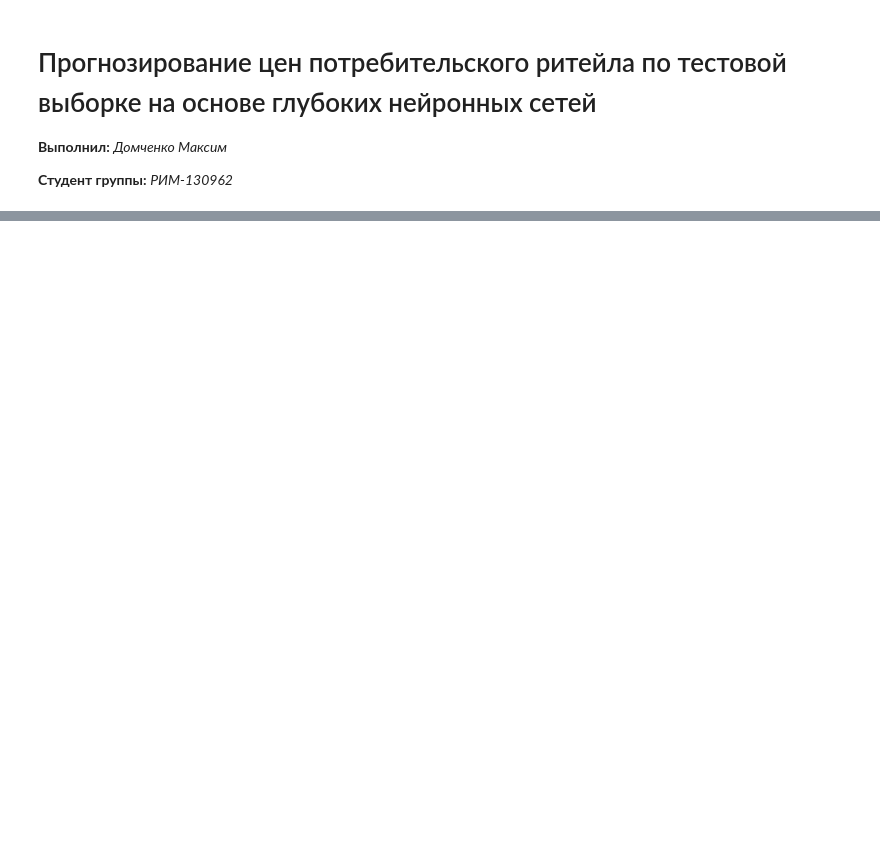
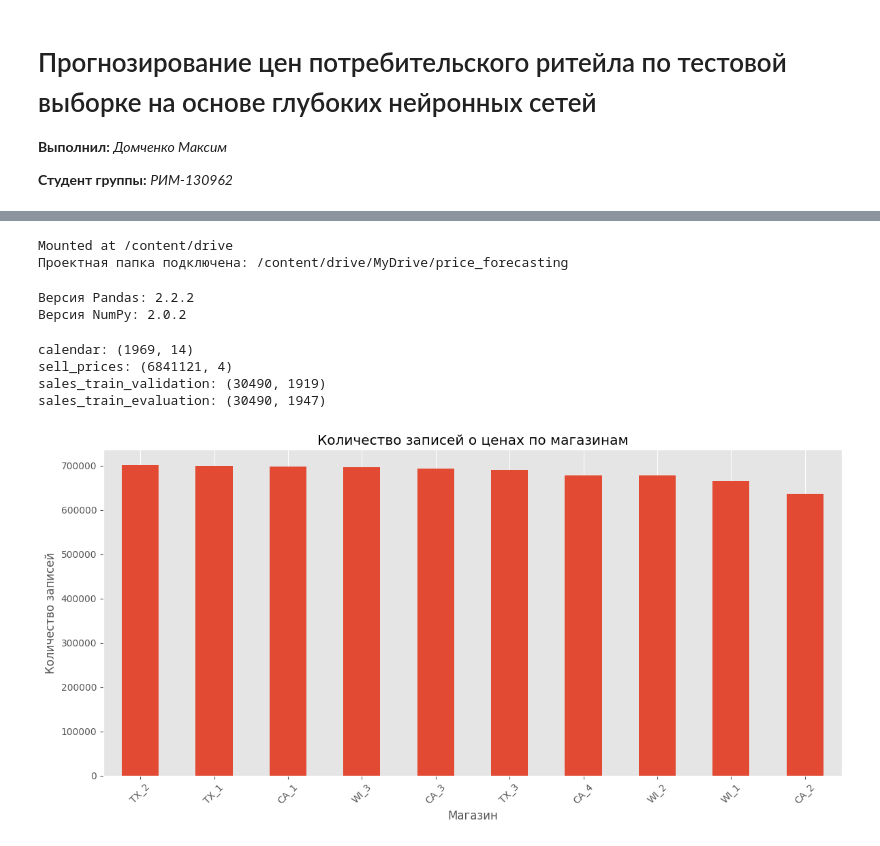
Before and after one commit to DMax-w/price_forecasting, a Jupyter notebook: notebook/02_eda_and_feature_analysis.ipynb, the cells around one changed output, grey strips where cells are left out. Saved outputs shown, nothing was run; the diff lists cells and outputs as text; code cells hidden in the pictures; blank space fills up the shorter version.

```diff
--- a/notebook/02_eda_and_feature_analysis.ipynb
+++ b/notebook/02_eda_and_feature_analysis.ipynb
@@ -837,0 +6,70 @@ Early stopping, best iteration is:
+# %%
+# Подключение Google Drive к Colab
+from pathlib import Path
+from google.colab import drive
+
+drive.mount('/content/drive')
+ROOT = Path('/content/drive/MyDrive')
+
+# Настройка структуры папок проекта
+PROJECT_DIR = ROOT / 'price_forecasting'
+DATA = PROJECT_DIR / 'data'
+RAW = DATA / 'raw'
+PROCESSED = DATA / 'processed'
+
+print('Проектная папка подключена:', PROJECT_DIR)
+# %% [output]
+Mounted at /content/drive
+Проектная папка подключена: /content/drive/MyDrive/price_forecasting
+# %%
+# Импорт библиотек для обработки и анализа данных
+import numpy as np
+import pandas as pd
+
+# Библиотеки для визуализации данных
+import matplotlib.pyplot as plt
+import seaborn as sns
+
+# Настройки отображения pandas и matplotlib
+pd.set_option('display.max_columns', 100)
+pd.set_option('display.max_rows', 100)
+pd.set_option('display.float_format', '{:.2f}'.format)
+plt.style.use('ggplot')
+
+# Проверка версий библиотек
+print("Версия Pandas:", pd.__version__)
+print("Версия NumPy:", np.__version__)
+# %% [output]
+Версия Pandas: 2.2.2
+Версия NumPy: 2.0.2
+# %%
+# Загрузка обработанных данных
+calendar_df = pd.read_parquet(PROCESSED / 'calendar_processed.parquet')
+sell_prices_df = pd.read_parquet(PROCESSED / 'sell_prices_processed.parquet')
+sales_train_validation_df = pd.read_parquet(PROCESSED / 'sales_train_validation_processed.parquet')
+sales_train_evaluation_df = pd.read_parquet(PROCESSED / 'sales_train_evaluation_processed.parquet')
+
+# Проверка успешной загрузки и структуры
+print('calendar:', calendar_df.shape)
+print('sell_prices:', sell_prices_df.shape)
+print('sales_train_validation:', sales_train_validation_df.shape)
+print('sales_train_evaluation:', sales_train_evaluation_df.shape)
+# %% [output]
+calendar: (1969, 14)
+sell_prices: (6841121, 4)
+sales_train_validation: (30490, 1919)
+sales_train_evaluation: (30490, 1947)
+# %%
+# Графики распределения позиций по магазинам и категориям
+
+plt.figure(figsize=(12, 6))
+sell_prices_df['store_id'].value_counts().plot(kind='bar')
+plt.title('Количество записей о ценах по магазинам')
+plt.xlabel('Магазин')
+plt.ylabel('Количество записей')
+plt.xticks(rotation=45)
+plt.grid(axis='y')
+plt.tight_layout()
+plt.show()
+# %% [output]
+[figure, added]
```
Also changed, not shown: parts of 65 cells of this notebook, 13 other files.
